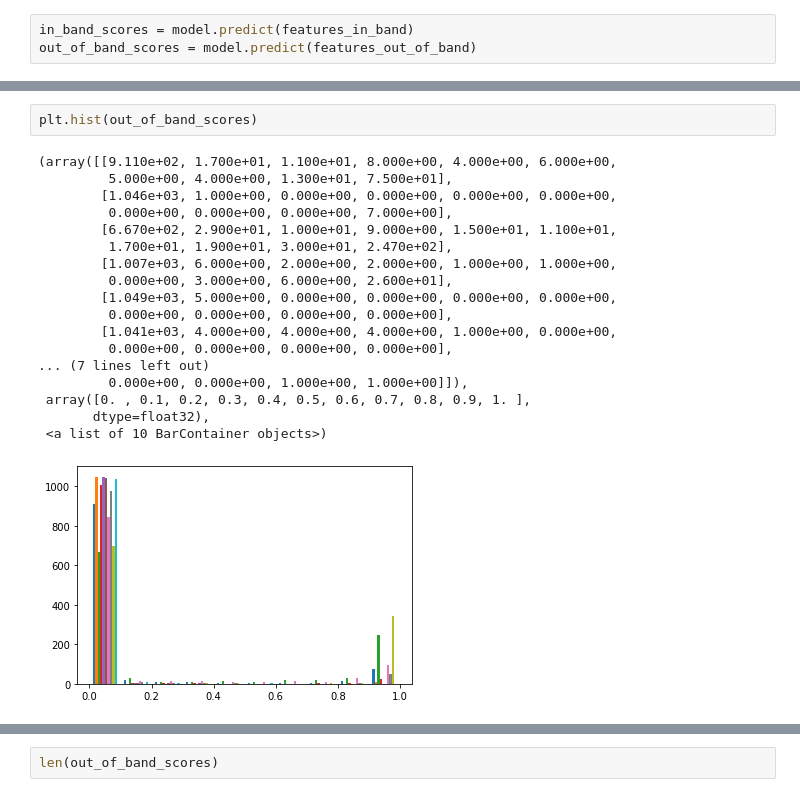
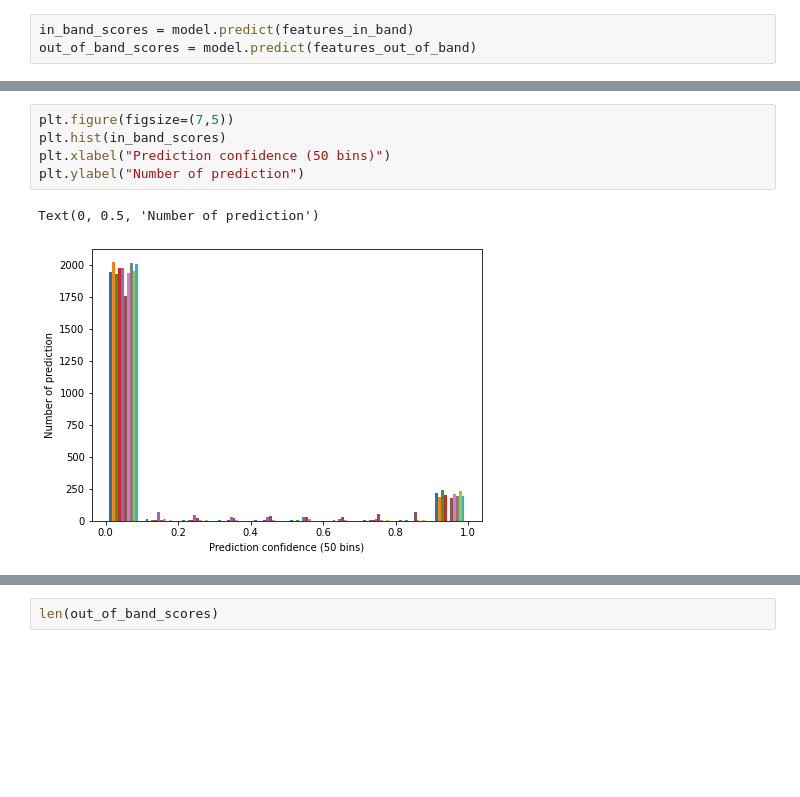
Before and after one commit to mikekuk/VPN_de-anonymiser, a Jupyter notebook: prediction_experiments_with_other_data.ipynb, the cells around one changed output, grey strips where cells are left out. Drawn from its saved outputs; the diff is of its cells as text; blank space fills up the shorter version.

```diff
--- a/prediction_experiments_with_other_data.ipynb
+++ b/prediction_experiments_with_other_data.ipynb
@@ -141,21 +120,8 @@ plt.hist(in_band_scores)
-# %%
-plt.hist(out_of_band_scores)
-# %% [output]
-(array([[9.110e+02, 1.700e+01, 1.100e+01, 8.000e+00, 4.000e+00, 6.000e+00,
-         5.000e+00, 4.000e+00, 1.300e+01, 7.500e+01],
-        [1.046e+03, 1.000e+00, 0.000e+00, 0.000e+00, 0.000e+00, 0.000e+00,
-         0.000e+00, 0.000e+00, 0.000e+00, 7.000e+00],
-        [6.670e+02, 2.900e+01, 1.000e+01, 9.000e+00, 1.500e+01, 1.100e+01,
-         1.700e+01, 1.900e+01, 3.000e+01, 2.470e+02],
-        [1.007e+03, 6.000e+00, 2.000e+00, 2.000e+00, 1.000e+00, 1.000e+00,
-         0.000e+00, 3.000e+00, 6.000e+00, 2.600e+01],
-        [1.049e+03, 5.000e+00, 0.000e+00, 0.000e+00, 0.000e+00, 0.000e+00,
-         0.000e+00, 0.000e+00, 0.000e+00, 0.000e+00],
-        [1.041e+03, 4.000e+00, 4.000e+00, 4.000e+00, 1.000e+00, 0.000e+00,
-         0.000e+00, 0.000e+00, 0.000e+00, 0.000e+00],
-... (7 lines left out)
-         0.000e+00, 0.000e+00, 1.000e+00, 1.000e+00]]),
- array([0. , 0.1, 0.2, 0.3, 0.4, 0.5, 0.6, 0.7, 0.8, 0.9, 1. ],
-       dtype=float32),
- <a list of 10 BarContainer objects>)
-[figure, removed]
+# %%
+plt.figure(figsize=(7,5))
+plt.hist(in_band_scores)
+plt.xlabel("Prediction confidence (50 bins)")
+plt.ylabel("Number of prediction")
+# %% [output]
+Text(0, 0.5, 'Number of prediction')
+[figure, added]
```
Also changed, not shown: parts of 4 cells of this notebook, 14 other files.
